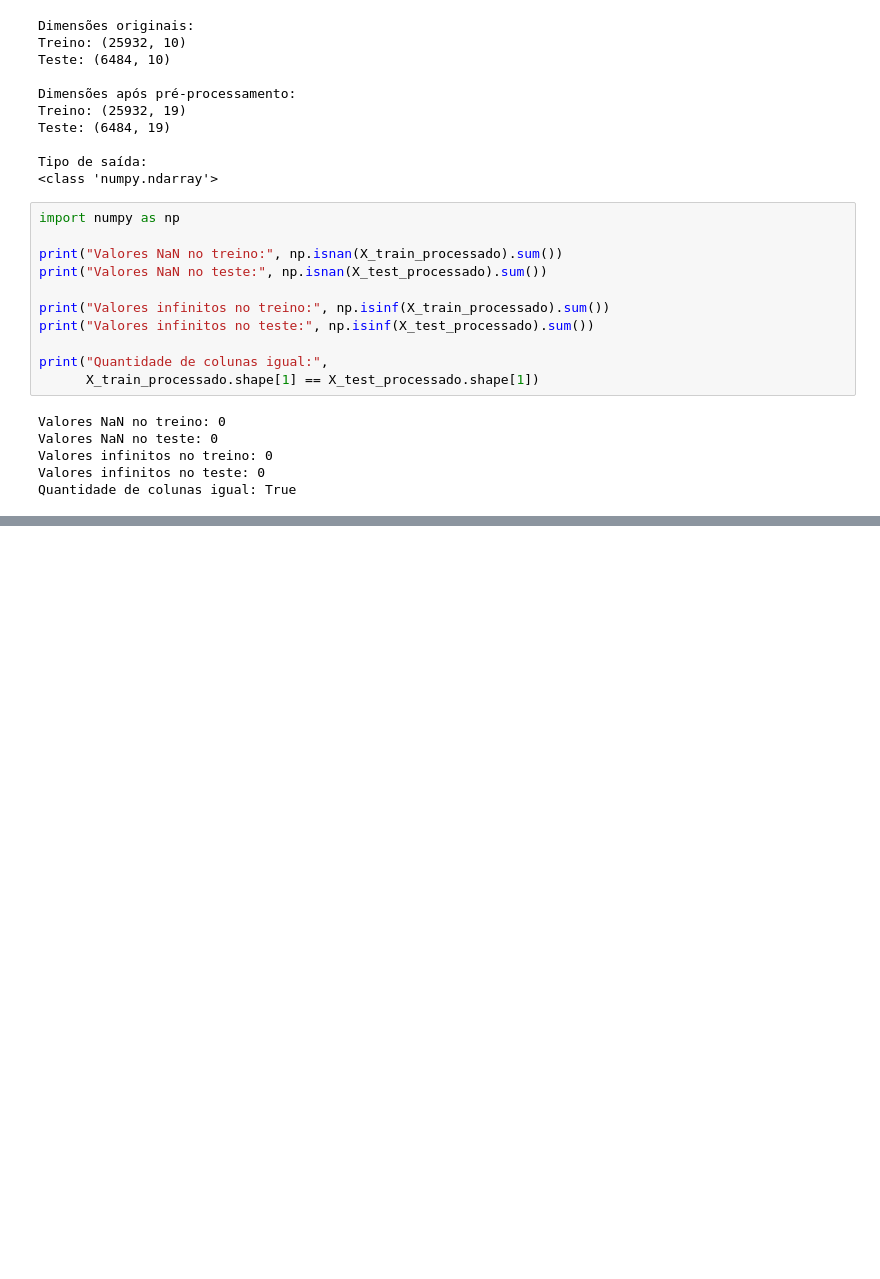
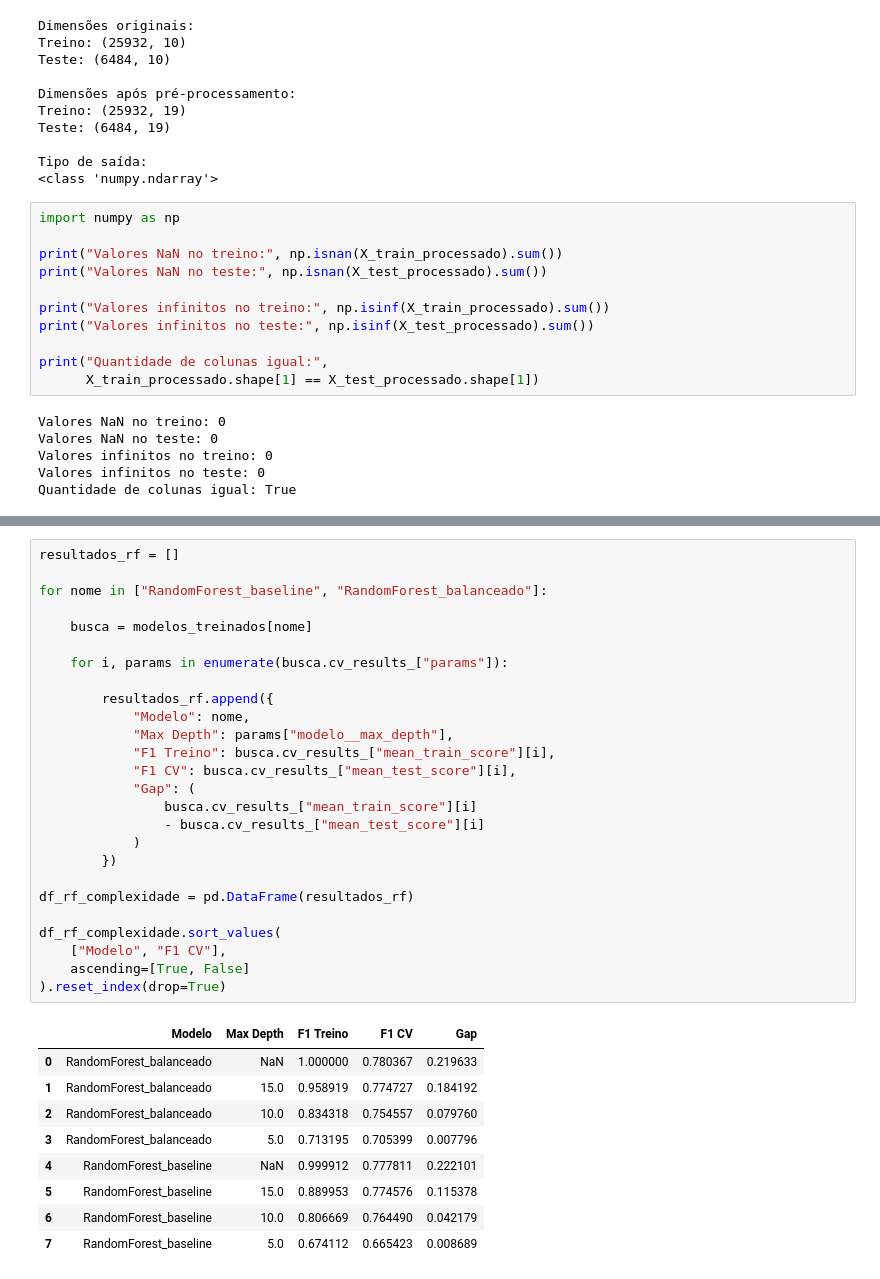
Before and after one commit to stefanolaurito/projeto-risco-credito, a Jupyter notebook: notebooks/01_eda.ipynb, the cells around one changed output, grey strips where cells are left out. Saved outputs shown, nothing was run; the diff lists cells and outputs as text; blank space fills up the shorter version.

```diff
--- a/notebooks/01_eda.ipynb
+++ b/notebooks/01_eda.ipynb
@@ -631,0 +942,36 @@ Quantidade de colunas igual: True
+# %%
+resultados_rf = []
+
+for nome in ["RandomForest_baseline", "RandomForest_balanceado"]:
+
+    busca = modelos_treinados[nome]
+
+    for i, params in enumerate(busca.cv_results_["params"]):
+
+        resultados_rf.append({
+            "Modelo": nome,
+            "Max Depth": params["modelo__max_depth"],
+            "F1 Treino": busca.cv_results_["mean_train_score"][i],
+            "F1 CV": busca.cv_results_["mean_test_score"][i],
+            "Gap": (
+                busca.cv_results_["mean_train_score"][i]
+                - busca.cv_results_["mean_test_score"][i]
+            )
+        })
+
+df_rf_complexidade = pd.DataFrame(resultados_rf)
+
+df_rf_complexidade.sort_values(
+    ["Modelo", "F1 CV"],
+    ascending=[True, False]
+).reset_index(drop=True)
+# %% [output]
+|  | Modelo | Max Depth | F1 Treino | F1 CV | Gap |
+| 0 | RandomForest_balanceado | NaN | 1.000000 | 0.780367 | 0.219633 |
+| 1 | RandomForest_balanceado | 15.0 | 0.958919 | 0.774727 | 0.184192 |
+| 2 | RandomForest_balanceado | 10.0 | 0.834318 | 0.754557 | 0.079760 |
+| 3 | RandomForest_balanceado | 5.0 | 0.713195 | 0.705399 | 0.007796 |
+| 4 | RandomForest_baseline | NaN | 0.999912 | 0.777811 | 0.222101 |
+| 5 | RandomForest_baseline | 15.0 | 0.889953 | 0.774576 | 0.115378 |
+| 6 | RandomForest_baseline | 10.0 | 0.806669 | 0.764490 | 0.042179 |
+| 7 | RandomForest_baseline | 5.0 | 0.674112 | 0.665423 | 0.008689 |
```
Also changed, not shown: parts of 19 cells of this notebook, 3 other files.
